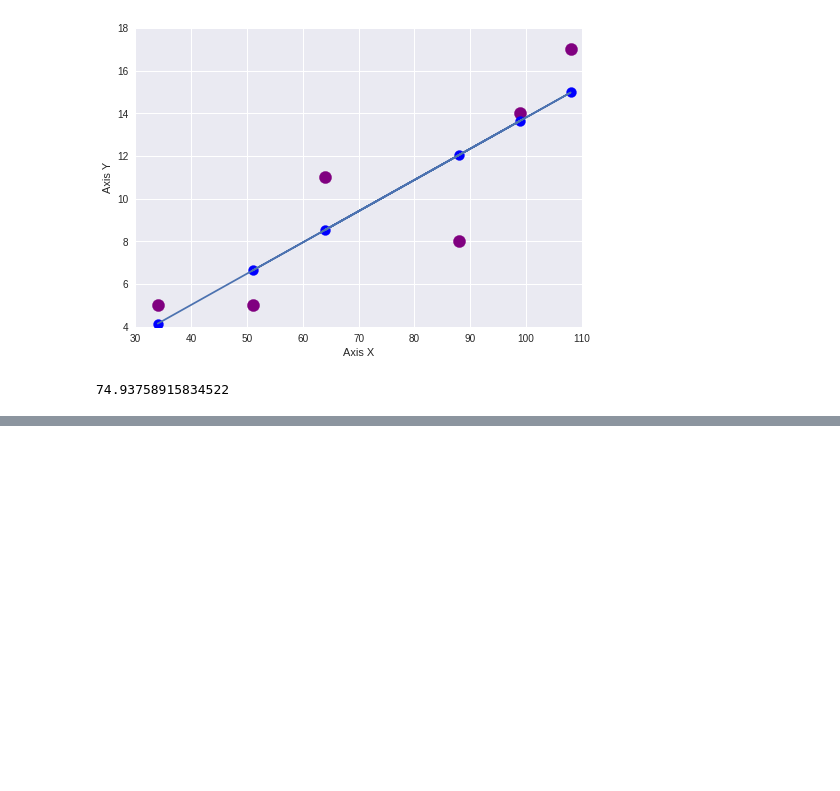
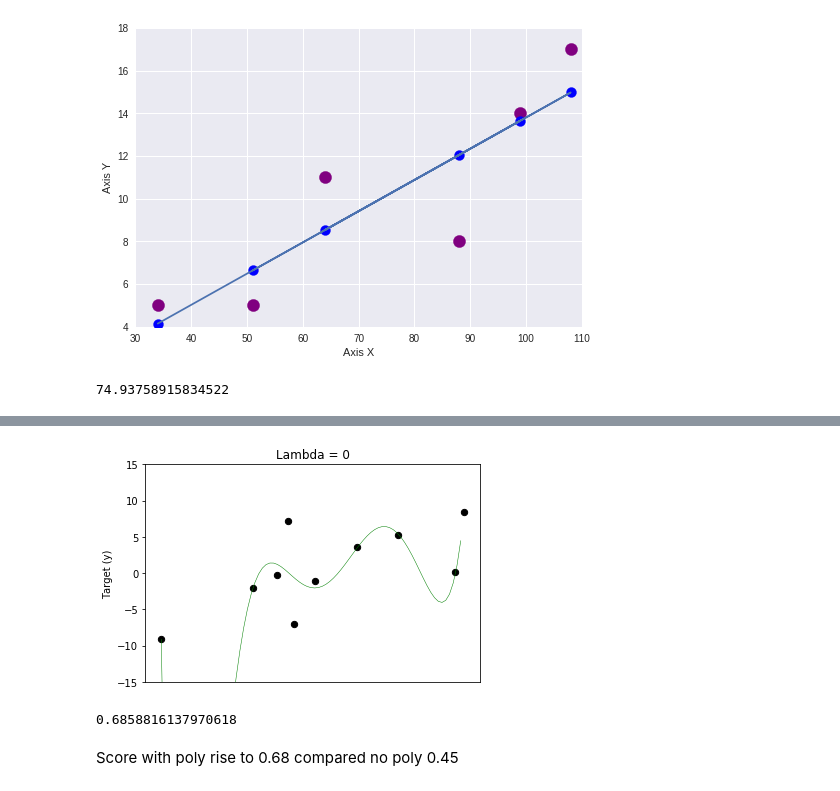
Before and after one commit to beifa/ML-models, a Jupyter notebook: Linear_regression.ipynb, the cells around one changed output, grey strips where cells are left out. Cells and saved outputs as stored; diff of their text form; code cells hidden in the pictures; blank space fills up the shorter version.

Commit message:
add reg, poly, lcurve

```diff
--- a/Linear_regression.ipynb
+++ b/Linear_regression.ipynb
@@ -332,0 +420,73 @@ predict
+# %%
+def poly(X, p):
+  """
+  only for one features
+
+  The problem with our linear model was that it was too simple for the data and resulted in underfitting (high bias)
+  add more features
+  """
+  X_poly = np.zeros((X.shape[0], p))
+  for sq in range(1, p+1):
+    poly_data = X **sq
+    X_poly[:, sq-1] = poly_data.ravel()
+  return X_poly
+
+def norm(X_poly):
+  """
+  Normalize data
+  return: mean, std, X_polywith normalize
+  """
+  mu = X_poly.mean(axis = 0)
+  std = X_poly.std(axis = 0, ddof = 1)
+  X_poly_norm = (X_poly - mu) / std
+  return mu, std, X_poly_norm
+
+
+def i_ploting(X, y, p, theta, mu, std):
+  """
+  для отрисовки кривой мы строим линию мин, макс по Х,
+  затем применяем поли, норм, доб. интерцепт
+  важно тета, среднее и стд от norm(X_poly)
+
+  Param:
+  ------
+  X,y: array, data
+  p: int,  degrees poly
+  theta: array, minimize param after minimize func
+  mu: float, mean func(norm(X_poly))
+  std: float, std func(norm(X_poly))
+  """
+  #gen data for plot x
+  x = np.arange(X.min(), X.max(), 0.05)
+  #make poly model x
+  X_poly = poly(x, p)
+  #normalize
+  X_poly -= mu
+  X_poly /= std
+  #intercept
+  X_poly = np.c_[np.ones((X_poly.shape[0])), X_poly]
+  #ploty
+  pred = np.dot(X_poly, theta)
+  plt.scatter(X, y, s = 40, c = 'k')
+  plt.plot(x, pred, 'g', lw=.5)
+  plt.ylabel('Target (y)')
+  plt.xticks(());
+
+p=8
+X_poly = poly(X, 8)
+mu, std, X_poly_norm = norm(X_poly)
+#add intercept after norm
+X_poly_norm = np.c_[np.ones((X_poly_norm.shape[0])), X_poly_norm]
+theta = cost_optimize(regcost, X_poly_norm, y, lambda_=0)
+i_ploting(X, y, p, theta, mu, std)
+plt.ylim(-15, 15)
+plt.title('Lambda = 0');
+# %% [output]
+[figure, added]
+# %%
+pred = np.dot(X_poly_norm, theta)
+scoreR2(y, pred)
+# %% [output]
+0.6858816137970618
+# %% [markdown]
+Score with poly rise to 0.68 compared no poly 0.45
```
Also changed, not shown: parts of 35 cells of this notebook.
